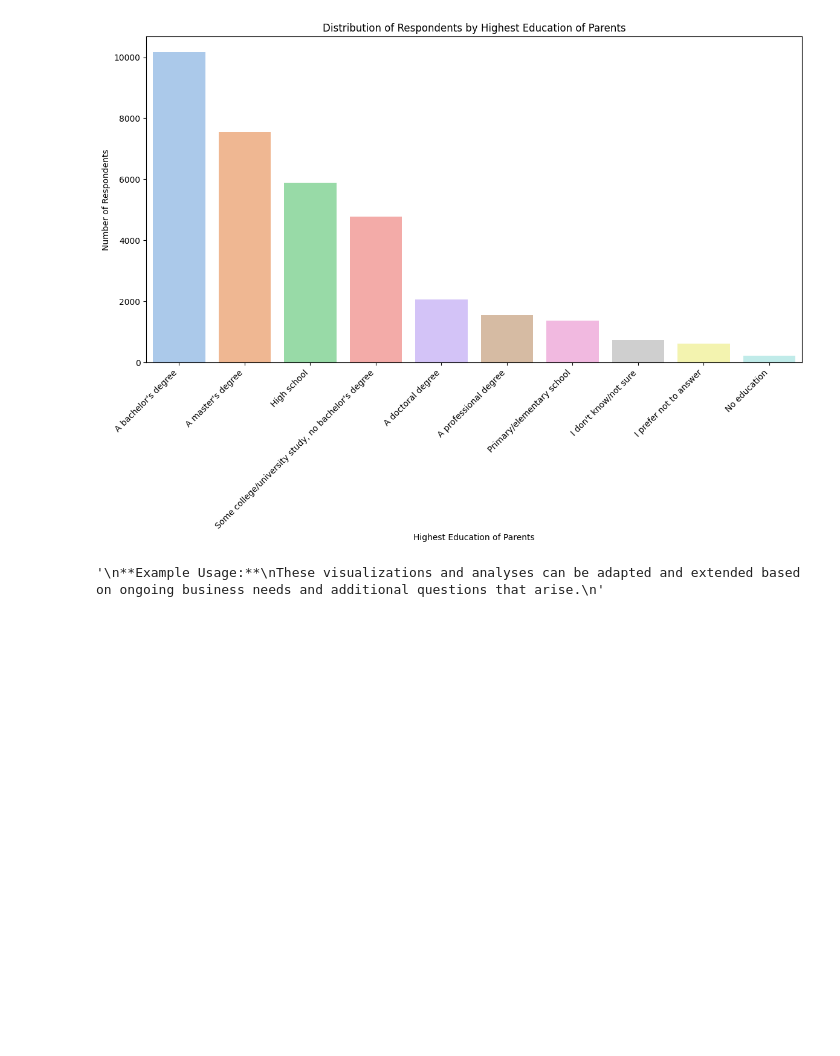
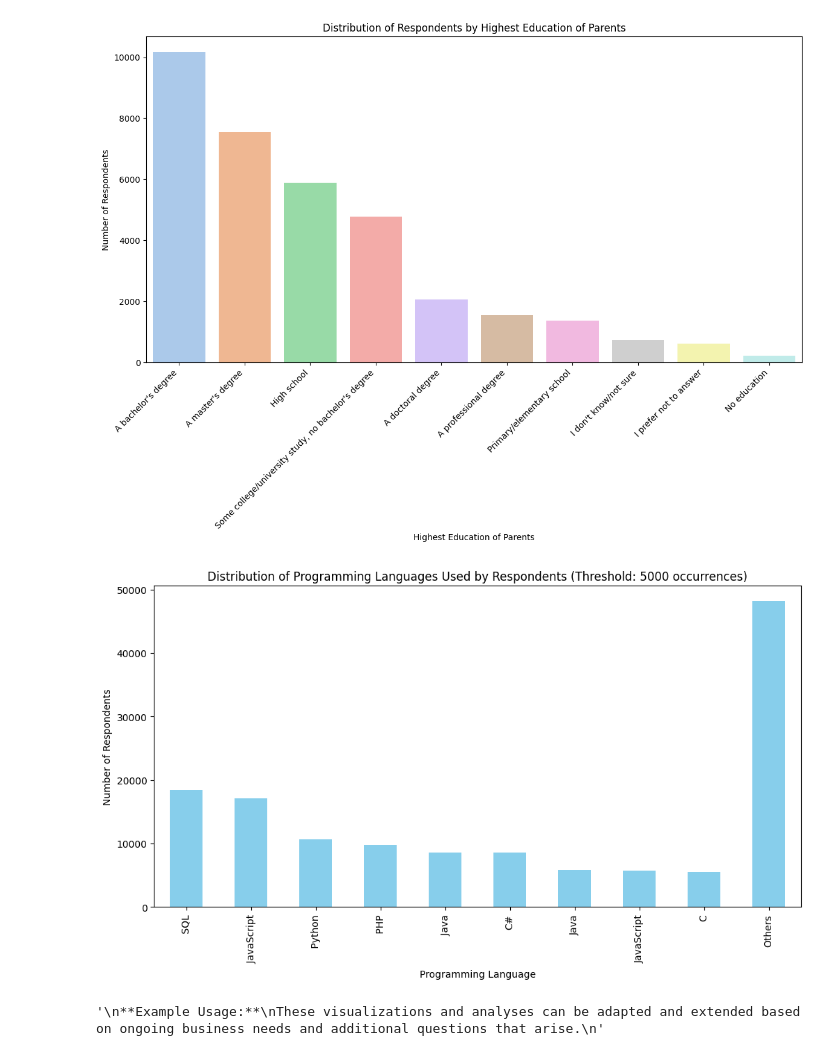
Before and after one commit to samusam91/project1, a Jupyter notebook: project1.ipynb, the cells around one changed output. Cells and saved outputs as stored; diff of their text form; code cells hidden in the pictures; blank space fills up the shorter version.

```diff
--- a/project1.ipynb
+++ b/project1.ipynb
@@ -137,4 +131,32 @@ plt.xticks(rotation=45, ha='right')
 plt.show()
 # %% [output]
 [figure]
+# %%
+# Extracting and Splitting Programming Languages
+programming_languages = df['HaveWorkedLanguage'].str.split(';', expand=True).stack()
+
+# Counting the Occurrence of Each Programming Language
+languages_count = programming_languages.value_counts()
+
+# Define a threshold
+threshold = 5000
+
+# Identify languages below the threshold
+languages_below_threshold = languages_count[languages_count < threshold].index
+
+# Create a new entry 'Others' and sum the counts for languages below the threshold
+languages_count['Others'] = languages_count[languages_below_threshold].sum()
+
+# Remove individual languages below the threshold
+languages_count = languages_count.drop(index=languages_below_threshold)
+
+# Display the results as a bar chart
+plt.figure(figsize=(12, 6))
+languages_count.plot(kind='bar', color='skyblue')
+plt.title('Distribution of Programming Languages Used by Respondents (Threshold: {} occurrences)'.format(threshold))
+plt.xlabel('Programming Language')
+plt.ylabel('Number of Respondents')
+plt.show()
+# %% [output]
+[figure, added]
 # %%
```
Also changed, not shown: parts of 6 cells of this notebook, 8 other files.
